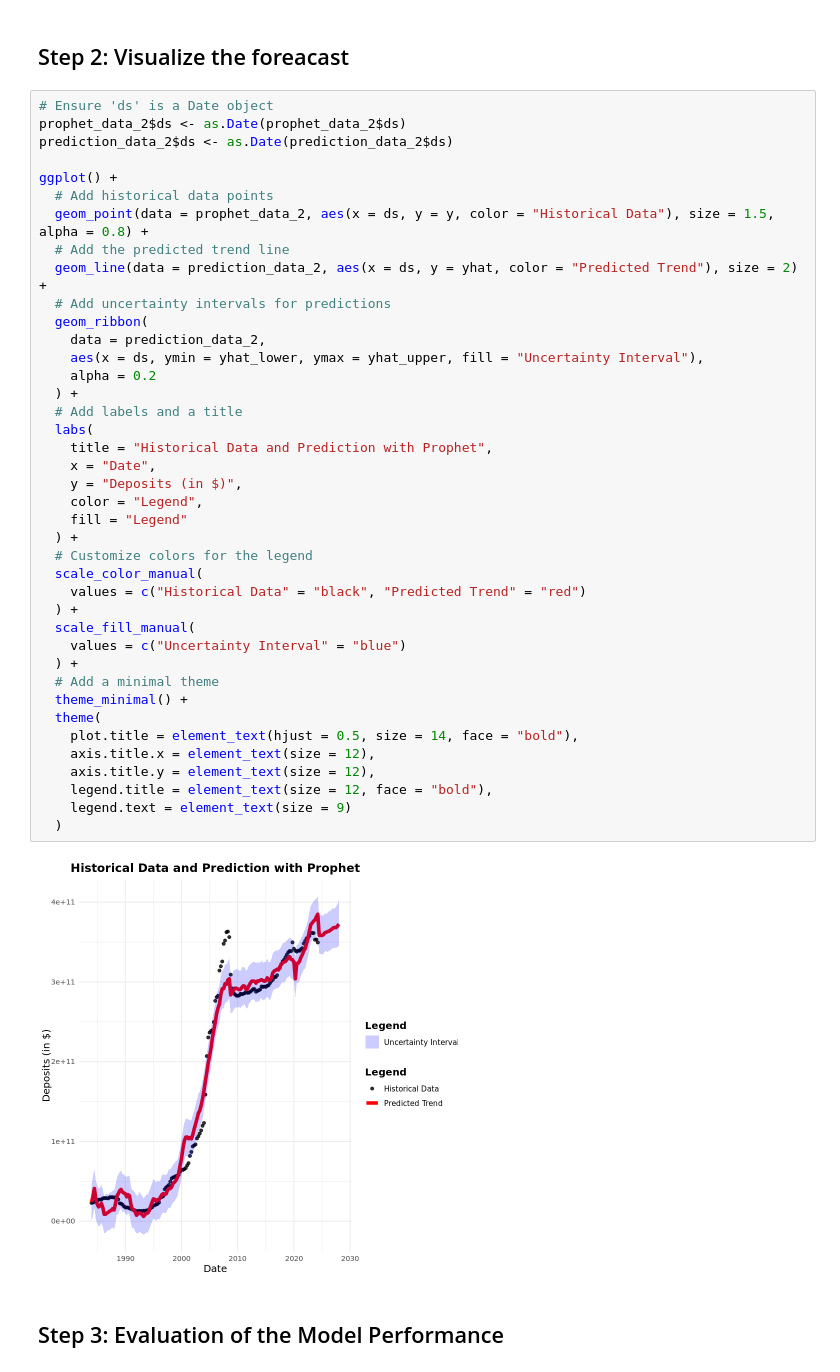
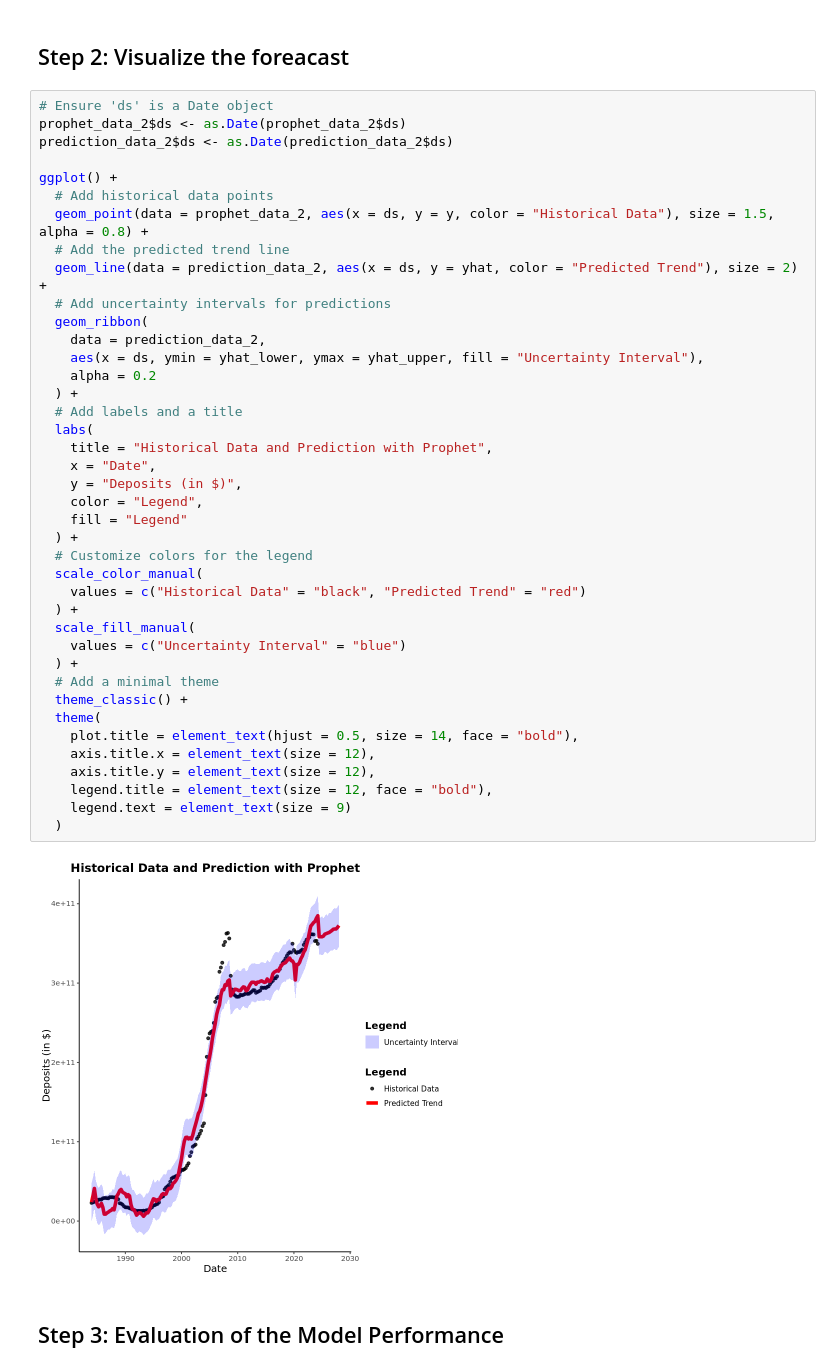
Before and after one commit to nzarama-kouadio/DUKE_MIDS_QFC_Final_Project, a Jupyter notebook: model_prediction/prophet_model.ipynb, the cells around one changed output. Drawn from its saved outputs; the diff is of its cells as text.

```diff
--- a/model_prediction/prophet_model.ipynb
+++ b/model_prediction/prophet_model.ipynb
@@ -922,35 +925,35 @@ ggplot() +
   # Add uncertainty intervals for predictions
   geom_ribbon(
     data = prediction_data_2,
     aes(x = ds, ymin = yhat_lower, ymax = yhat_upper, fill = "Uncertainty Interval"),
     alpha = 0.2
   ) +
   # Add labels and a title
   labs(
     title = "Historical Data and Prediction with Prophet",
     x = "Date",
     y = "Deposits (in $)",
     color = "Legend",
     fill = "Legend"
   ) +
   # Customize colors for the legend
   scale_color_manual(
     values = c("Historical Data" = "black", "Predicted Trend" = "red")
   ) +
   scale_fill_manual(
     values = c("Uncertainty Interval" = "blue")
   ) +
   # Add a minimal theme
-  theme_minimal() +
+  theme_classic() +
   theme(
     plot.title = element_text(hjust = 0.5, size = 14, face = "bold"),
     axis.title.x = element_text(size = 12),
     axis.title.y = element_text(size = 12),
     legend.title = element_text(size = 12, face = "bold"),
     legend.text = element_text(size = 9)
   )
 # %% [output]
-[figure, old version]
+[figure, new version]
 # %% [markdown]
 ## Step 3: Evaluation of the Model Performance
 # %% [markdown]
```
Also changed, not shown: parts of 30 cells of this notebook, 1 other file.
